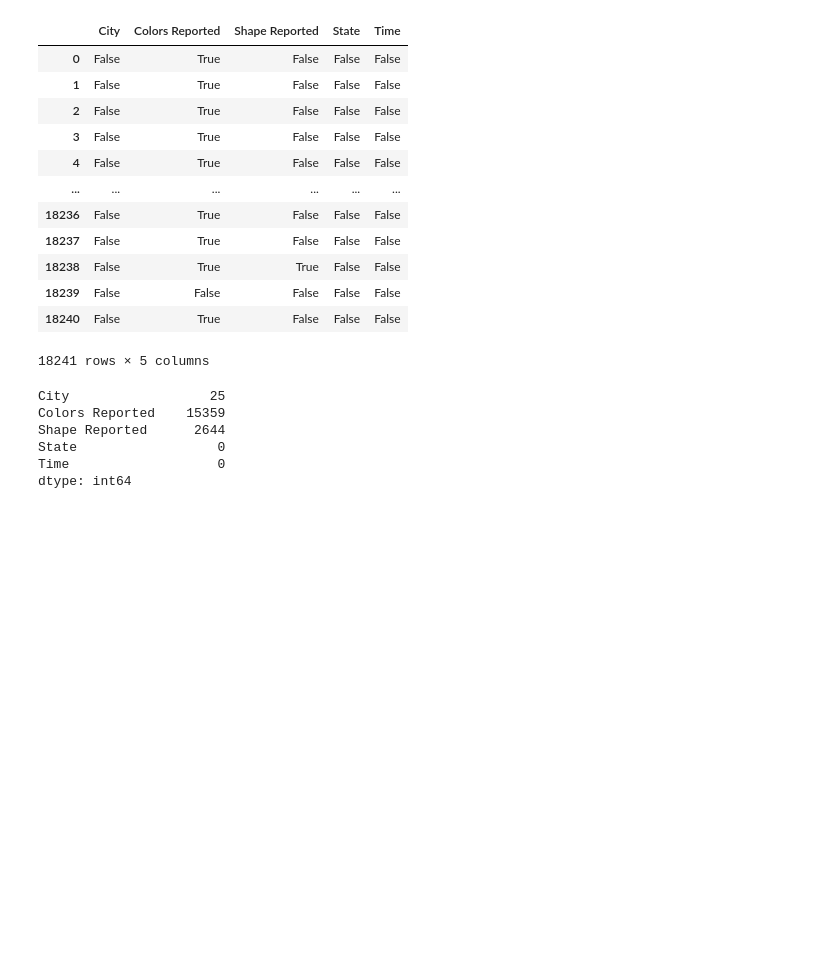
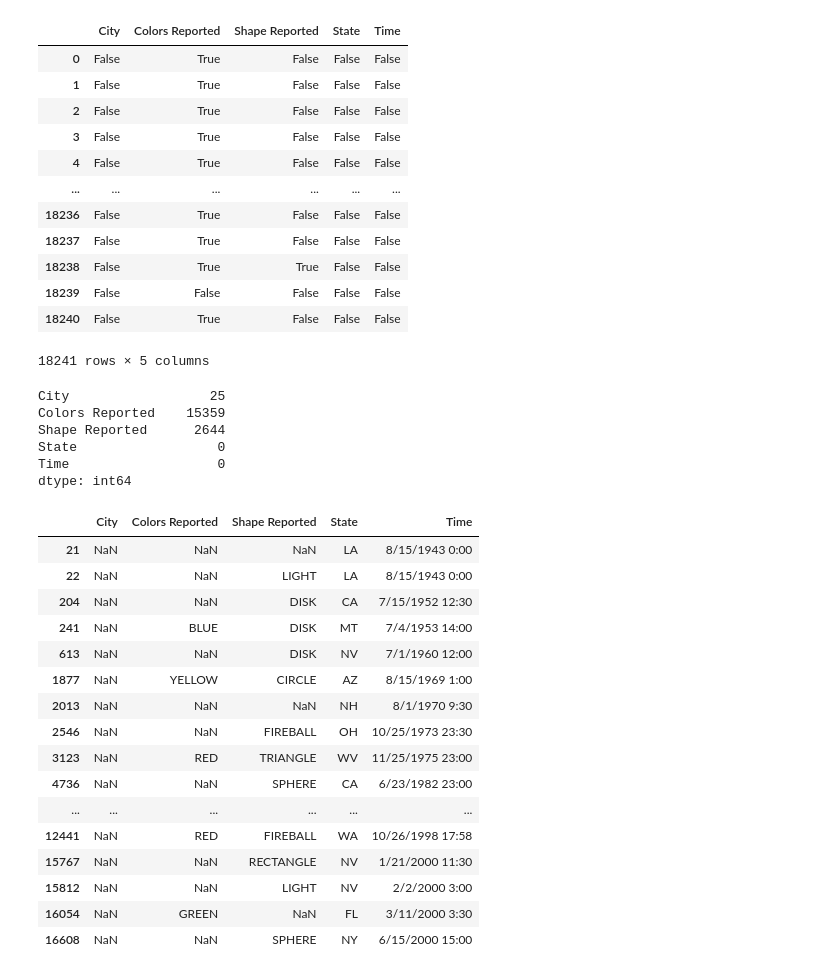
Before and after one commit to monisakhtar/ML, a Jupyter notebook: Pandas.ipynb, the cells around one changed output. Cells and saved outputs as stored; diff of their text form; code cells hidden in the pictures; blank space fills up the shorter version.

```diff
--- a/Pandas.ipynb
+++ b/Pandas.ipynb
@@ -1014,3 +1014,24 @@ Shape Reported      2644
 State                  0
 Time                   0
 dtype: int64
+# %%
+# To examine all values with  null value in city column
+ufo[ufo['City'].isnull()]
+# %% [output]
+|  | City | Colors Reported | Shape Reported | State | Time |
+| 21 | NaN | NaN | NaN | LA | 8/15/1943 0:00 |
+| 22 | NaN | NaN | LIGHT | LA | 8/15/1943 0:00 |
+| 204 | NaN | NaN | DISK | CA | 7/15/1952 12:30 |
+| 241 | NaN | BLUE | DISK | MT | 7/4/1953 14:00 |
+| 613 | NaN | NaN | DISK | NV | 7/1/1960 12:00 |
+| 1877 | NaN | YELLOW | CIRCLE | AZ | 8/15/1969 1:00 |
+| 2013 | NaN | NaN | NaN | NH | 8/1/1970 9:30 |
+| 2546 | NaN | NaN | FIREBALL | OH | 10/25/1973 23:30 |
+| 3123 | NaN | RED | TRIANGLE | WV | 11/25/1975 23:00 |
+| 4736 | NaN | NaN | SPHERE | CA | 6/23/1982 23:00 |
+| ... | ... | ... | ... | ... | ... |
+| 12441 | NaN | RED | FIREBALL | WA | 10/26/1998 17:58 |
+| 15767 | NaN | NaN | RECTANGLE | NV | 1/21/2000 11:30 |
+| 15812 | NaN | NaN | LIGHT | NV | 2/2/2000 3:00 |
+| 16054 | NaN | GREEN | NaN | FL | 3/11/2000 3:30 |
+| 16608 | NaN | NaN | SPHERE | NY | 6/15/2000 15:00 |
```
Also changed, not shown: parts of 36 cells of this notebook.
